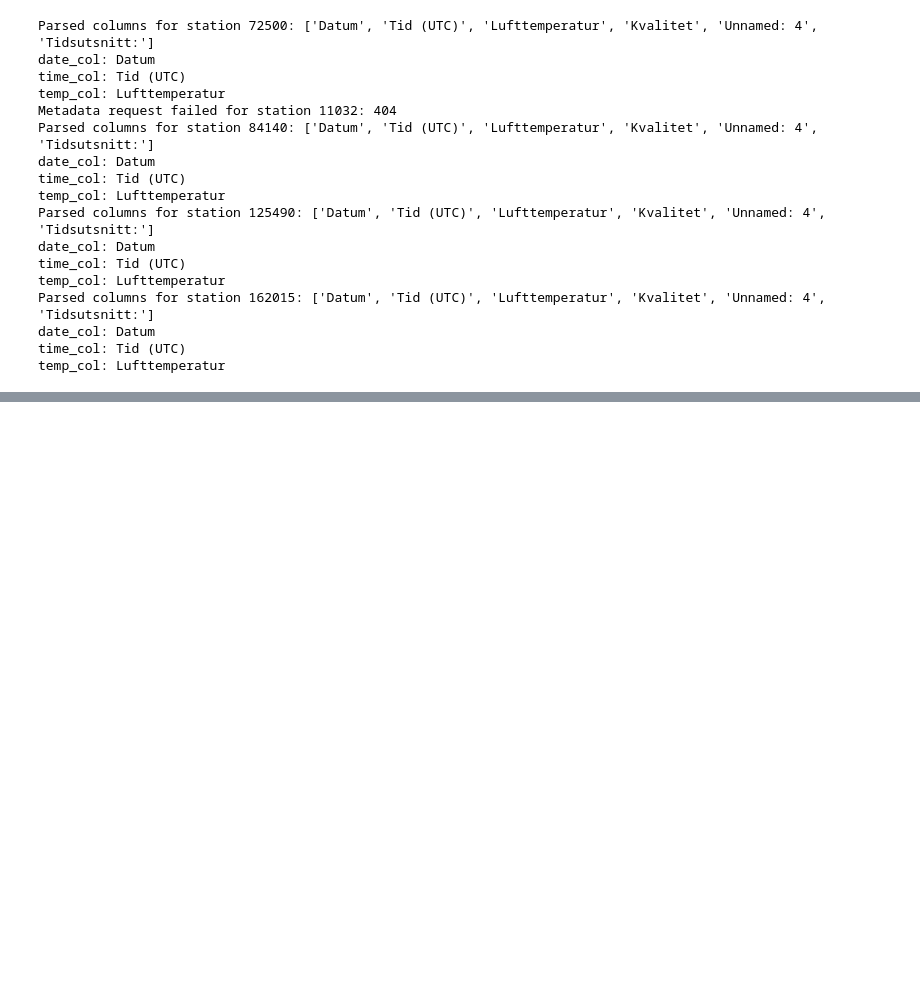
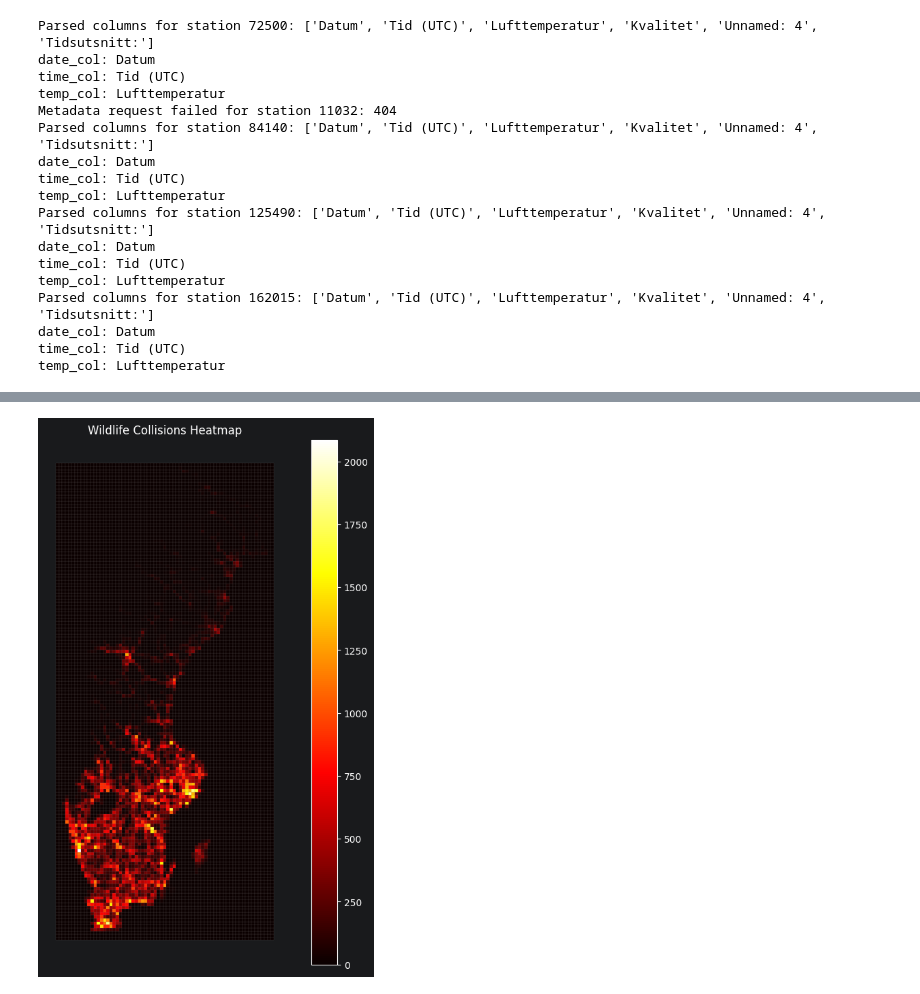
Before and after one commit to aw950309/thesis_boogaloo, a Jupyter notebook: notebooks/sample.ipynb, the cells around one changed output, grey strips where cells are left out. Saved outputs shown, nothing was run; the diff lists cells and outputs as text; code cells hidden in the pictures; blank space fills up the shorter version.

Commit message:
Cleanat upp sample och lagt all ny kod i test

```diff
--- a/notebooks/sample.ipynb
+++ b/notebooks/sample.ipynb
@@ -64,7 +63,7 @@ import pandas as pd
 from grid import create_grid
 from grid import spatial_join_points_to_grid
 
-def build_cell_month_table_full(gdf_points, cell_size=5000):
+def build_cell_month_table_full(gdf_points, cell_size=10000):
 
     # Create grid
     grid = create_grid(gdf_points, cell_size=cell_size)
@@ -83,6 +82,10 @@ def build_cell_month_table_full(gdf_points, cell_size=5000):
         .size()
         .reset_index(name="collision_count")
     )
+
+    print("\nSample collisions per grid cell and month:")
+    print(observed.head(10))
+
 
     # Build full set of months in study period
     min_month = gdf_points["datetime"].dt.to_period("M").min().to_timestamp()
@@ -107,6 +110,7 @@ def build_cell_month_table_full(gdf_points, cell_size=5000):
 
     cell_month["collision_count"] = cell_month["collision_count"].fillna(0).astype(int)
 
+
     # Define high-risk using top 25% of nonzero collision counts
     nonzero_counts = cell_month.loc[cell_month["collision_count"] > 0, "collision_count"]
 
@@ -133,7 +137,7 @@ print(gdf["datetime"].min(), "→", gdf["datetime"].max())
 
 print(gdf["datetime"].dt.year.value_counts().sort_index())
 
-grid, joined, cell_month = build_cell_month_table_full(gdf, cell_size=5000) #Vi kan ändra detta beronde på, gjorde den bara lite mindre pga tid
+grid, joined, cell_month = build_cell_month_table_full(gdf, cell_size=10000) #Vi kan ändra detta beronde på, gjorde den bara lite mindre pga tid
 
 print(cell_month.head())
 print(cell_month.shape)
@@ -792,3 +879,31 @@ is_hunting_season          0.001492
 dtype: float64
 # %%
 model_df_clean.to_csv("C:/Users/Amanda/PycharmProjects/thesis_boogaloo/data/processed/model_df_clean_2025.csv", index=False)
+# %%
+cell_totals = (
+    joined.groupby("cell_id")
+    .size()
+    .reset_index(name="collision_count")
+)
+grid_heatmap = grid.merge(cell_totals, on="cell_id", how="left")
+grid_heatmap["collision_count"] = grid_heatmap["collision_count"].fillna(0)
+
+import matplotlib.pyplot as plt
+
+fig, ax = plt.subplots(figsize=(10, 10))
+
+grid_heatmap.plot(
+    column="collision_count",
+    cmap="hot",        # color style
+    linewidth=0.1,
+    edgecolor="grey",
+    legend=True,
+    ax=ax
+)
+
+ax.set_title("Wildlife Collisions Heatmap")
+ax.set_axis_off()
+
+plt.show()
+# %% [output]
+[figure, added]
```
Also changed, not shown: parts of 28 cells of this notebook, 1 other file.
